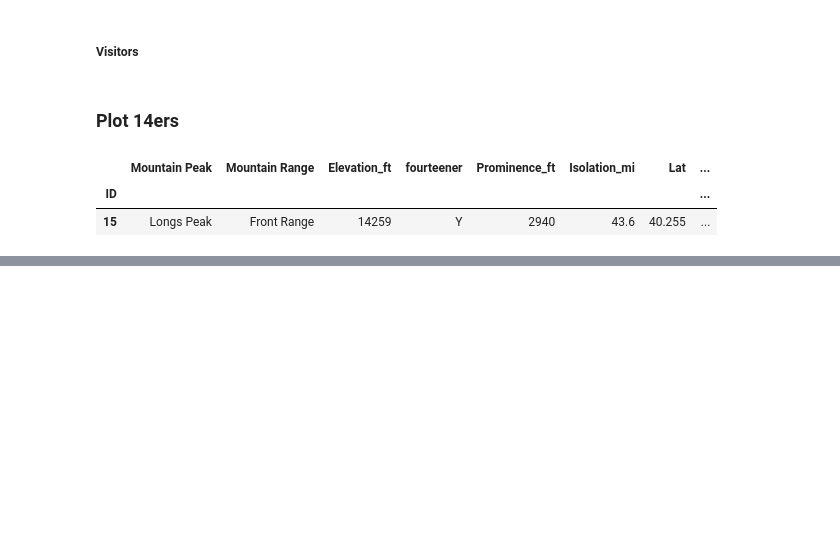
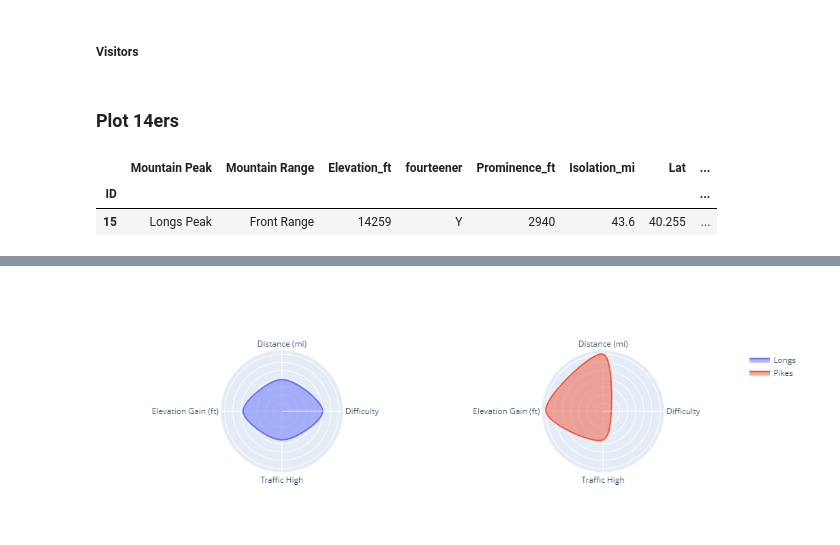
Before and after one commit to Treyhannam/Colorado-14ers, a Jupyter notebook: 14erproj.ipynb, the cells around one changed output, grey strips where cells are left out. Cells and saved outputs as stored; diff of their text form; code cells hidden in the pictures; blank space fills up the shorter version.

```diff
--- a/14erproj.ipynb
+++ b/14erproj.ipynb
@@ -150,0 +152,54 @@ mtnPolarPlot('Humboldt Peak')
+# %%
+## first attempt 2
+peak_df = categorized_df.loc[ categorized_df['Mountain Peak'] == 'Longs Peak']
+
+fig = make_subplots(rows=1, cols=2, specs=[[{'type': 'polar'}]*2])
+
+
+
+fig.add_trace(
+    go.Scatterpolar(
+            name = 'Longs',
+            mode = "lines",
+            theta = ['Difficulty', 'Distance (mi)', 'Elevation Gain (ft)', 'Traffic High', 'Difficulty'],
+            r = (peak_df['Difficulty'].values[0], peak_df['Distance_mi'].values[0],
+                    peak_df['Elevation Gain_ft'].values[0], peak_df['Traffic High'].values[0],
+                    peak_df['Difficulty'].values[0]),
+            fill = "toself",
+            line =dict( shape = 'spline'),
+            subplot = "polar1"
+            ), 1, 1)
+
+peak_df = categorized_df.loc[ categorized_df['Mountain Peak'] == 'Pikes Peak']
+
+fig.add_trace(go.Scatterpolar(
+            name = 'Pikes',
+            mode = "lines",
+            theta = ['Difficulty', 'Distance (mi)', 'Elevation Gain (ft)', 'Traffic High', 'Difficulty'],
+            r = (peak_df['Difficulty'].values[0], peak_df['Distance_mi'].values[0],
+                    peak_df['Elevation Gain_ft'].values[0], peak_df['Traffic High'].values[0],
+                    peak_df['Difficulty'].values[0]),
+            fill = "toself",
+            line =dict( shape = 'spline'),
+            subplot = "polar2"
+            ), 1, 2)
+
+fig.update_layout(
+    polar1 = dict(
+    radialaxis=dict(
+    visible=True,
+    range=[0, 7.5],
+    showticklabels = False
+    )),
+
+    polar2 = dict(
+    radialaxis=dict(
+    visible=True,
+    range=[0, 7.5],
+    showticklabels = False
+    ))
+)
+
+fig.show()
+# %% [output]
+[figure, added]
```
Also changed, not shown: parts of 6 cells of this notebook.
